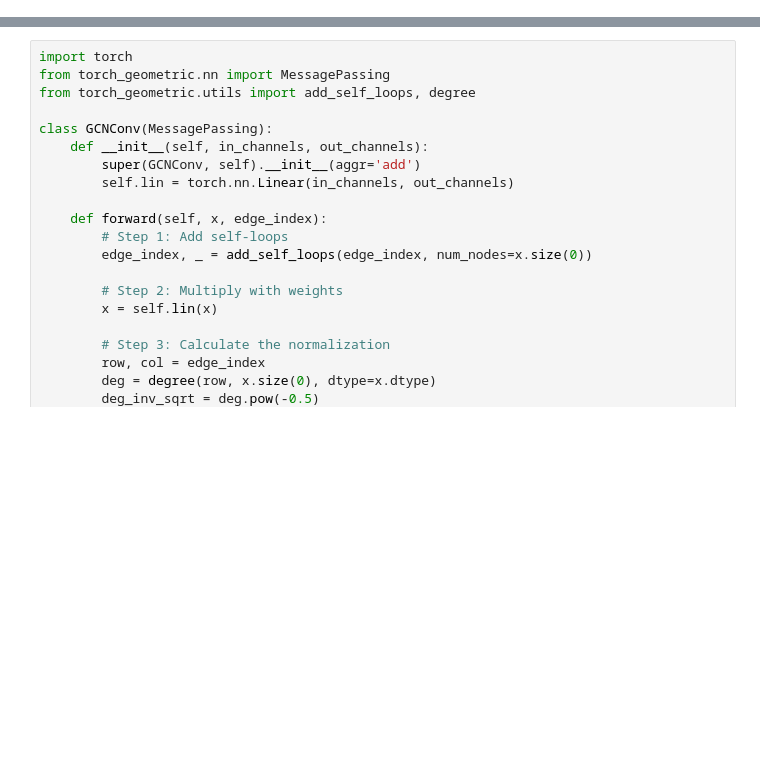
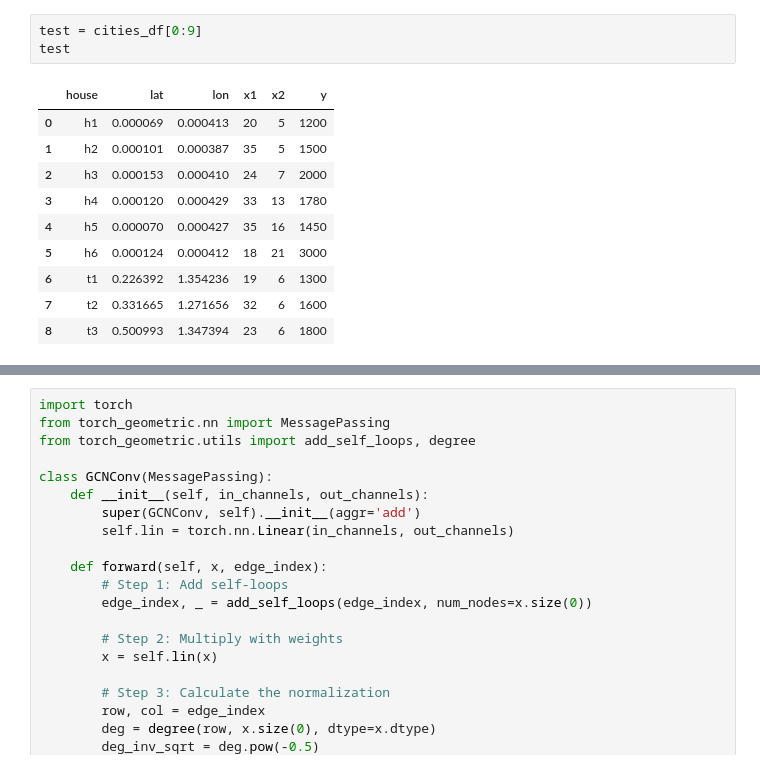
Before and after one commit to itzyushao/multi-task, a Jupyter notebook: Graph.ipynb, the cells around one changed output, grey strips where cells are left out. Saved outputs shown, nothing was run; the diff lists cells and outputs as text; blank space fills up the shorter version.

```diff
--- a/Graph.ipynb
+++ b/Graph.ipynb
@@ -139,0 +109,14 @@ data = Data(x=x, y=y, edge_index=edge_index)
+# %%
+test = cities_df[0:9]
+test
+# %% [output]
+|  | house | lat | lon | x1 | x2 | y |
+| 0 | h1 | 0.000069 | 0.000413 | 20 | 5 | 1200 |
+| 1 | h2 | 0.000101 | 0.000387 | 35 | 5 | 1500 |
+| 2 | h3 | 0.000153 | 0.000410 | 24 | 7 | 2000 |
+| 3 | h4 | 0.000120 | 0.000429 | 33 | 13 | 1780 |
+| 4 | h5 | 0.000070 | 0.000427 | 35 | 16 | 1450 |
+| 5 | h6 | 0.000124 | 0.000412 | 18 | 21 | 3000 |
+| 6 | t1 | 0.226392 | 1.354236 | 19 | 6 | 1300 |
+| 7 | t2 | 0.331665 | 1.271656 | 32 | 6 | 1600 |
+| 8 | t3 | 0.500993 | 1.347394 | 23 | 6 | 1800 |
```
Also changed, not shown: parts of 38 cells of this notebook, 3 other files.
